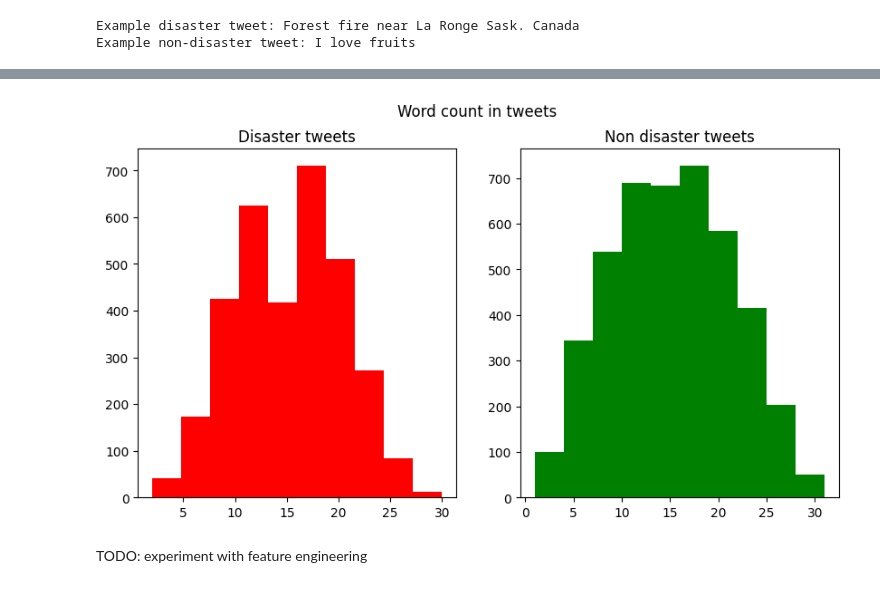
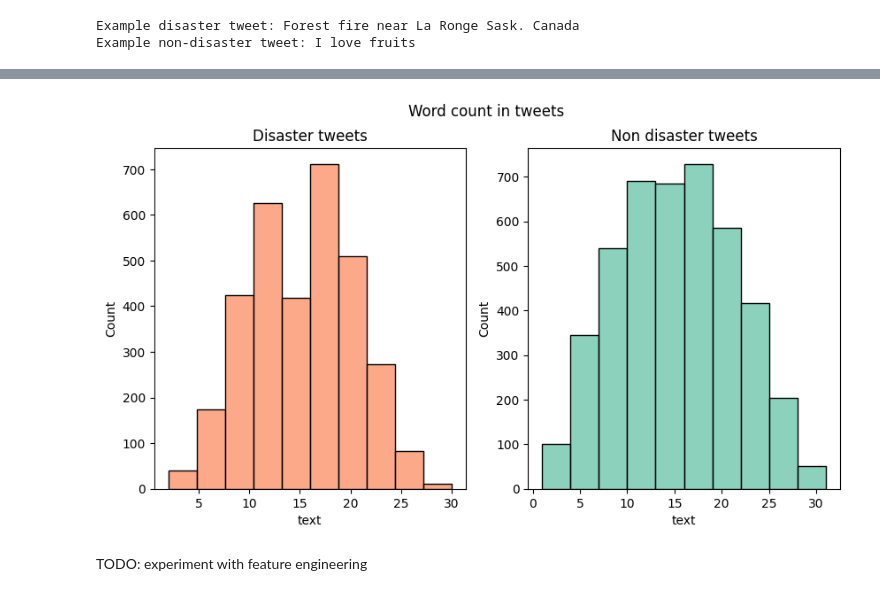
Before and after one commit to zsoltgeier/NLP-with-disaster-tweets, a Jupyter notebook: Notebooks/naive_bayes_solution.ipynb, the cells around one changed output, grey strips where cells are left out. Saved outputs shown, nothing was run; the diff lists cells and outputs as text; code cells hidden in the pictures.

Commit message:
Fixed plots

```diff
--- a/Notebooks/naive_bayes_solution.ipynb
+++ b/Notebooks/naive_bayes_solution.ipynb
@@ -4,13 +4,13 @@ import numpy as np
 import re
 import nltk
 from nltk.corpus import stopwords
-from sklearn import model_selection
 from sklearn.model_selection import train_test_split
 from sklearn.feature_extraction.text import TfidfVectorizer
 from sklearn.naive_bayes import MultinomialNB
 from sklearn.metrics import confusion_matrix, f1_score
 import matplotlib.pyplot as plt
 import seaborn as sns
+sns.set_palette("Set2")
 # %%
 # Load and display training data
 train = pd.read_csv('../Data/Input/train.csv')
@@ -127,15 +126,18 @@ train.drop(columns=['target_mean'], inplace=True)
 # %%
-fig,(ax1,ax2)=plt.subplots(1,2,figsize=(10,5))
-tweet_len=train[train['target']==1]['text'].str.split().map(lambda x: len(x))
-ax1.hist(tweet_len,color='red')
+fig, (ax1, ax2) = plt.subplots(1, 2, figsize=(10, 5))
+tweet_len_disaster = train[train['target'] == 1]['text'].str.split().map(lambda x: len(x))
+tweet_len_non_disaster = train[train['target'] == 0]['text'].str.split().map(lambda x: len(x))
+
+sns.histplot(tweet_len_disaster, ax=ax1, color=sns.color_palette()[1], bins=10)
 ax1.set_title('Disaster tweets')
-tweet_len=train[train['target']==0]['text'].str.split().map(lambda x: len(x))
-ax2.hist(tweet_len,color='green')
+
+sns.histplot(tweet_len_non_disaster, ax=ax2, color=sns.color_palette()[0], bins=10)
 ax2.set_title('Non disaster tweets')
+
 fig.suptitle('Word count in tweets')
 plt.show()
 # %% [output]
-[figure, old version]
+[figure, new version]
 # %% [markdown]
 TODO: experiment with feature engineering
 # %%
```
Also changed, not shown: parts of 5 cells of this notebook.
